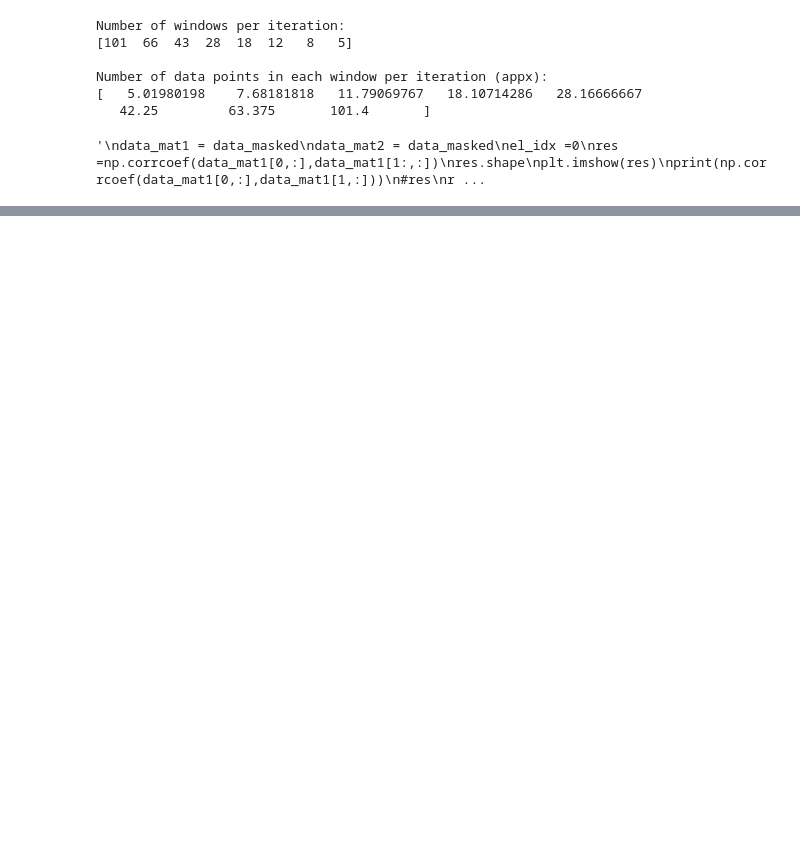
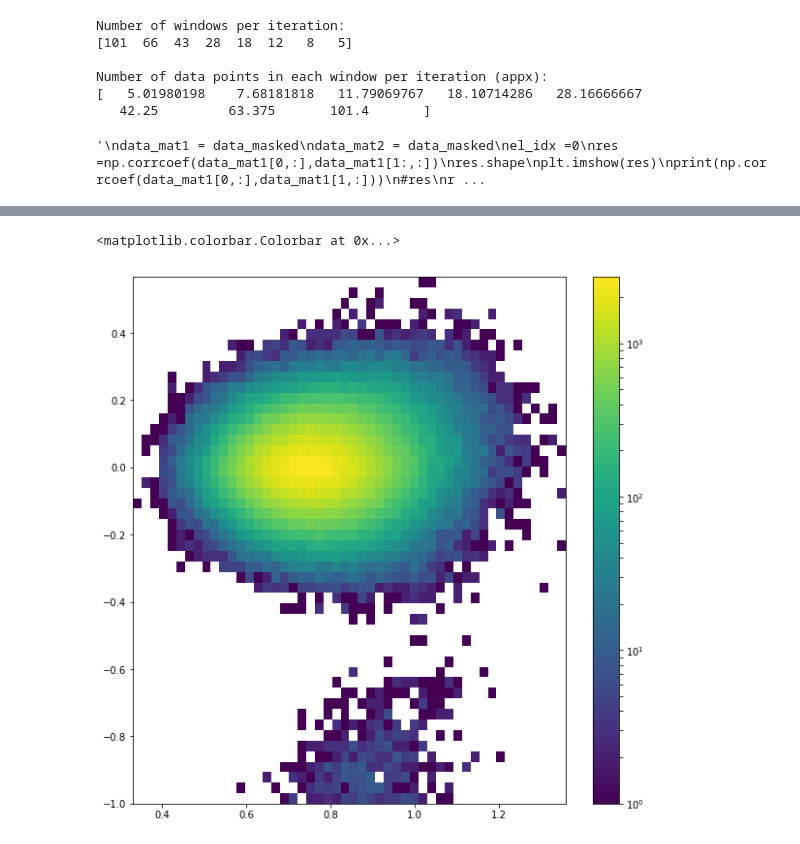
Before and after one commit to mMPI-MRI/scratch_in_progress, a Jupyter notebook: 2017_11_CalcHurst_per_vox.ipynb, the cells around one changed output, grey strips where cells are left out. Saved outputs shown, nothing was run; the diff lists cells and outputs as text; code cells hidden in the pictures; blank space fills up the shorter version.

```diff
--- a/2017_11_CalcHurst_per_vox.ipynb
+++ b/2017_11_CalcHurst_per_vox.ipynb
@@ -294,0 +258,9 @@ p2 = ax[1].hist2d(np.ndarray.flatten(Exp),np.ndarray.flatten(np.abs(data_corr_nu
+# %%
+#subtraction
+f,ax=plt.subplots(figsize=(10,10))
+corr_diff = np.abs(data_corr) - np.abs(data_corr_null)
+h = ax.hist2d(np.ndarray.flatten(Exp),np.ndarray.flatten(corr_diff),bins=50,norm=LogNorm())
+plt.colorbar(h[3], ax=ax)
+# %% [output]
+<matplotlib.colorbar.Colorbar at 0x...>
+[figure, added]
```
Also changed, not shown: parts of 11 cells of this notebook.
